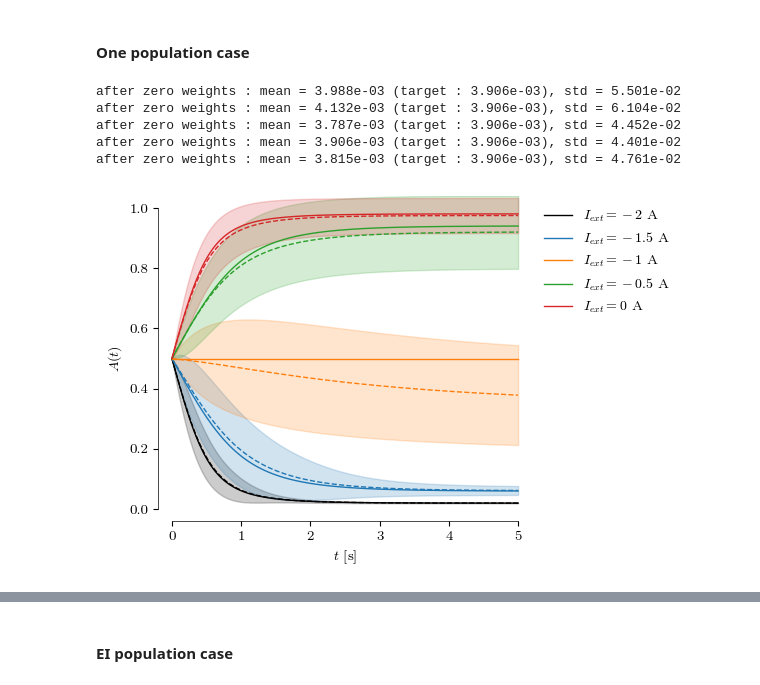
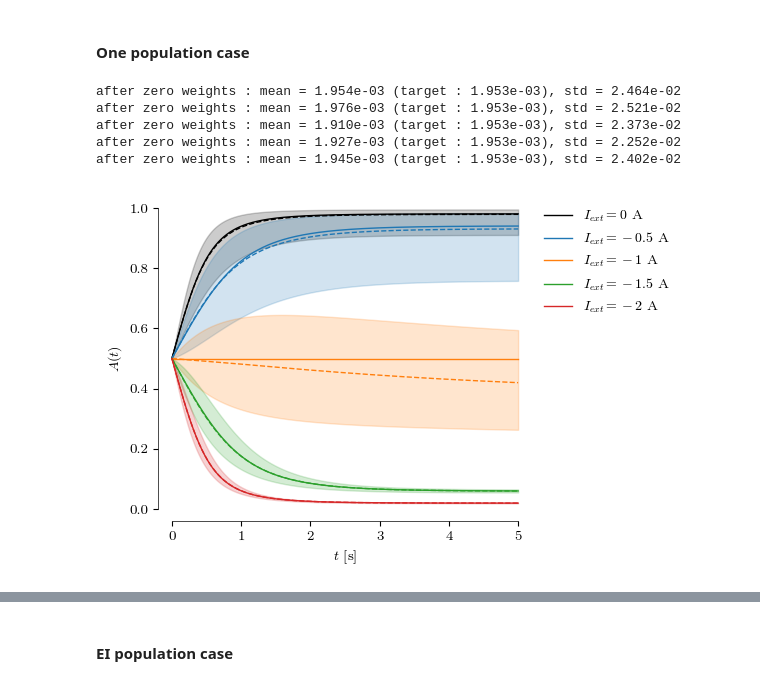
Before and after one commit to ninivert/BIO465-cortical-surround-suppression, a Jupyter notebook: src/notebook.ipynb, the cells around one changed output, grey strips where cells are left out. Saved outputs shown, nothing was run; the diff lists cells and outputs as text; code cells hidden in the pictures.

```diff
--- a/src/notebook.ipynb
+++ b/src/notebook.ipynb
@@ -907,8 +916,8 @@ pop = Populations(
 		+ Heaviside(1.5)*Flat(np.array(np.block([np.full(K, I_i) for I_i in pop_renorm.I_ext(1.6)])))
 )
 
-res_renorm = pop_renorm.simulate_h(np.array([0, 0]), (0, 3), dt_max=0.1)
-res = pop.simulate_h(np.zeros(2*K), (0, 3), dt_max=0.1)
+res_renorm = pop_renorm.simulate_h(np.array([0, 0]), (0, 3), dt_max=0.001)
+res = pop.simulate_h(np.zeros(2*K), (0, 3), dt_max=0.001)
 diff1 = np.abs(pop_renorm.gain_fn(res_renorm.y[0]) - pop.gain_fn(res.y[:K]))
 diff2 = np.abs(pop_renorm.gain_fn(res_renorm.y[1]) - pop.gain_fn(res.y[K:]))
 
@@ -917,10 +926,14 @@ assert np.allclose(diff2, 0, atol=1e-12)
 ax.plot(res.t, diff1[0], label=f'exitatory')
 ax.plot(res.t, diff2[0], label=f'inhibitory')
 
-ax.set_ylabel('$|H_(t) - h(t)|$')
+ax.set_ylabel('$|H(t) - h(t)|$ [V]')
 ax.set_xlabel('$t$ [s]')
-data_lim(ax, 'both')
+# ax.set_ylim((0, 1e-12))
+data_lim(ax, 'x')
 breathe(ax)
 ax.legend(bbox_to_anchor=(1, 1), loc='upper left')
 plt.show(fig)
+
+fig.set_size_inches((4, 2))
+fig.savefig('../report/figures/pop_renorm_ei.pdf')
 # %% [output]
@@ -975,12 +988,12 @@ def hetero_weights(W, K=128, p=0.05, sigma_mult=2.75):
 #### One population case
 # %%
 np.random.seed(0)  # reproducible results
-K = 512  # number of neurons in a population
+K = 1024  # number of neurons in a population
 
 plt.close()
 fig, ax = plt.subplots(dpi=100)
 
-for I_ext in (-2, -1.5, -1, -0.5, 0):
+for I_ext in reversed((-2, -1.5, -1, -0.5, 0)):
 # for I_ext in (-0.5,):
 	pop_renorm = Populations(
 		W=np.array([[2]]),
@@ -990,37 +1003,41 @@ for I_ext in (-2, -1.5, -1, -0.5, 0):
 		I_ext=Flat(I_ext)
 	)
 
 	pop = Populations(
 		W=hetero_weights(pop_renorm.W, K=K, p=0.05, sigma_mult=2.75),
 		# W=hetero_weights(pop_renorm.W, K=K, p=1, sigma_mult=2.75),
 		tau=np.full(K, pop_renorm.tau[0]),
 		R=1,
 		gain_fn=sigmoid,
 		I_ext=Flat(I_ext)
 	)
 
 	res_renorm = pop_renorm.simulate_h(np.array([0]), (0, 5), dt_max=0.01)
 	res = pop.simulate_h(np.zeros(K), (0, 5), dt_max=0.01)
 
 	line, = ax.plot(res_renorm.t, pop_renorm.gain_fn(res_renorm.y[0]), label=f'$I_{{ext}} = {I_ext}$ A')
 	# ax.plot(res.t, pop.gain_fn(res.y).T, linewidth=0.05, color=line.get_color(), zorder=-1)
 	ax.plot(res.t, pop.gain_fn(np.mean(res.y, axis=0)), color=line.get_color(), linestyle='dashed')
 	ax.fill_between(
-		res.t, pop.gain_fn(np.mean(res.y, axis=0)) - np.std(pop.gain_fn(res.y), axis=0), pop.gain_fn(np.mean(res.y, axis=0)) + np.std(pop.gain_fn(res.y), axis=0),
+		# res.t, pop.gain_fn(np.mean(res.y, axis=0)) - np.std(pop.gain_fn(res.y), axis=0), pop.gain_fn(np.mean(res.y, axis=0)) + np.std(pop.gain_fn(res.y), axis=0),
+		res.t, pop.gain_fn(np.mean(res.y, axis=0) - np.std(res.y, axis=0)), pop.gain_fn(np.mean(res.y, axis=0) + np.std(res.y, axis=0)),
 		alpha=0.2, color=line.get_color()
 	)
 
 ax.set_ylabel('$A(t)$')
 ax.set_xlabel('$t$ [s]')
 ax.set_ylim((0, 1))
 data_lim(ax, 'x')
 breathe(ax)
 ax.legend(bbox_to_anchor=(1, 1), loc='upper left')
 plt.show(fig)
+
+fig.set_size_inches((4, 2))
+fig.savefig('../report/figures/pop_renorm_hetero_single.pdf')
 # %% [output]
-after zero weights : mean = 3.988e-03 (target : 3.906e-03), std = 5.501e-02
-after zero weights : mean = 4.132e-03 (target : 3.906e-03), std = 6.104e-02
-after zero weights : mean = 3.787e-03 (target : 3.906e-03), std = 4.452e-02
-after zero weights : mean = 3.906e-03 (target : 3.906e-03), std = 4.401e-02
-after zero weights : mean = 3.815e-03 (target : 3.906e-03), std = 4.761e-02
+after zero weights : mean = 1.954e-03 (target : 1.953e-03), std = 2.464e-02
+after zero weights : mean = 1.976e-03 (target : 1.953e-03), std = 2.521e-02
+after zero weights : mean = 1.910e-03 (target : 1.953e-03), std = 2.373e-02
+after zero weights : mean = 1.927e-03 (target : 1.953e-03), std = 2.252e-02
+after zero weights : mean = 1.945e-03 (target : 1.953e-03), std = 2.402e-02
-[figure, old version]
+[figure, new version]
```
Also changed, not shown: parts of 9 cells of this notebook, 8 other files.
